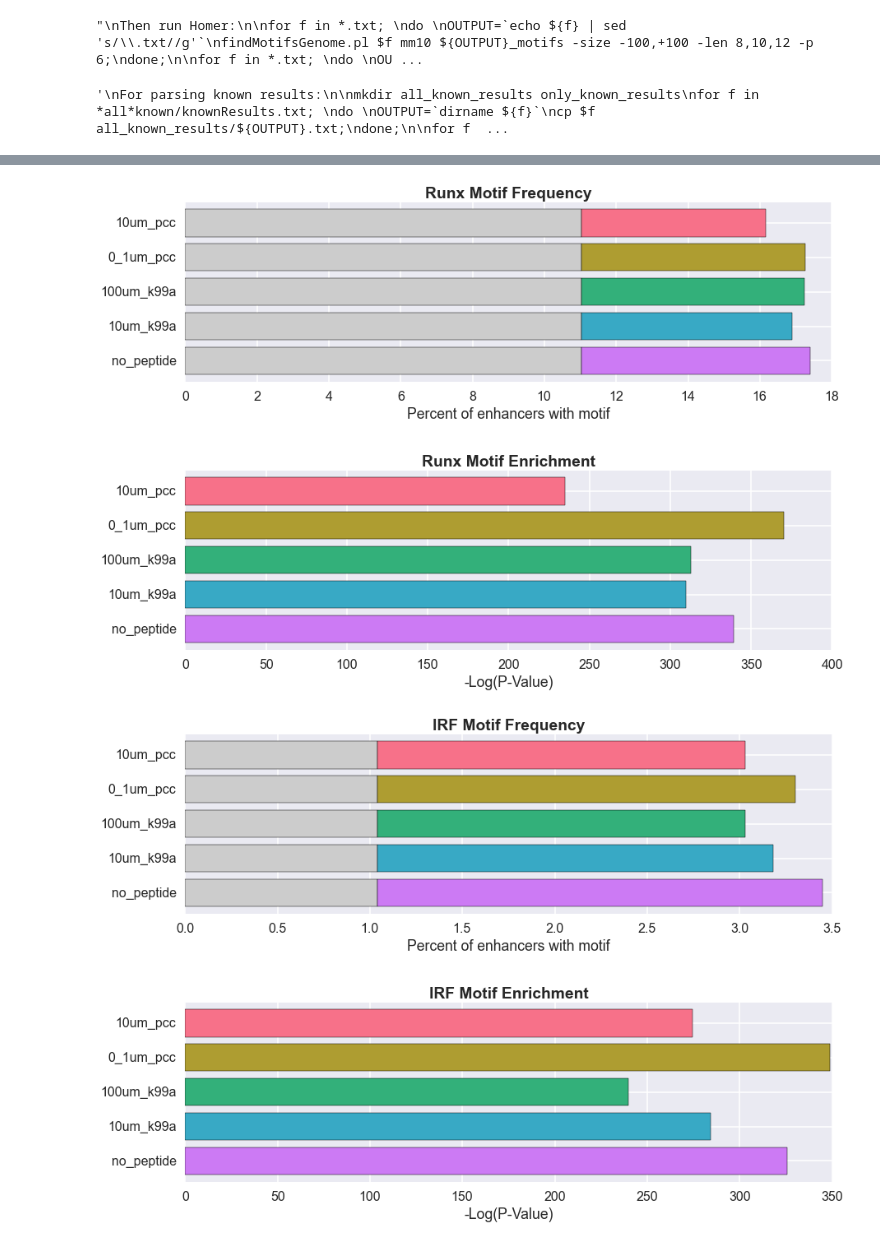
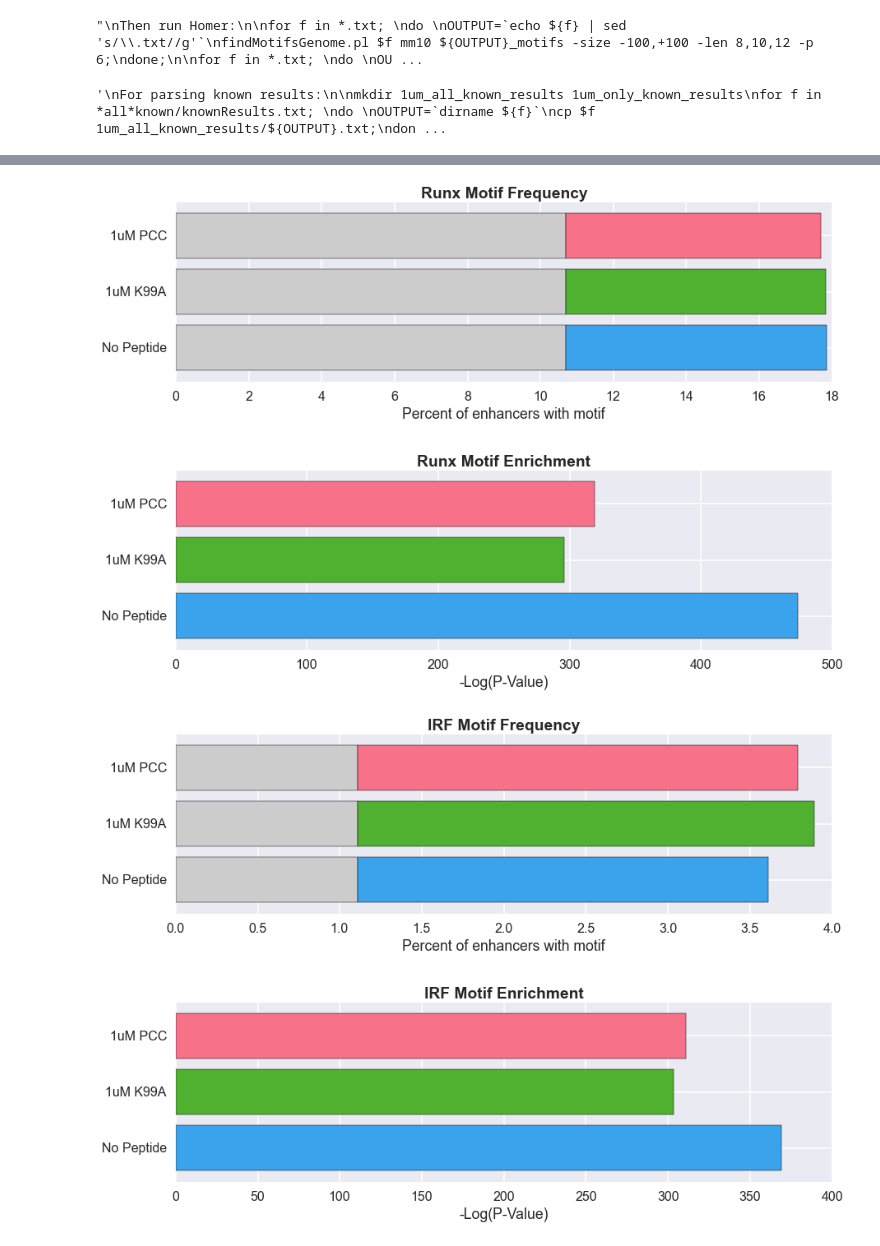
Before and after one commit to karmel/and-tcr-affinity, a Jupyter notebook: andtcr/motifs/enhancers_1uM_me2_and.ipynb, the cells around one changed output, grey strips where cells are left out. Cells and saved outputs as stored; diff of their text form; code cells hidden in the pictures.

```diff
--- a/andtcr/motifs/enhancers_1uM_me2_and.ipynb
+++ b/andtcr/motifs/enhancers_1uM_me2_and.ipynb
@@ -65,21 +65,21 @@ done;
 '''
 For parsing known results:
 
-mkdir all_known_results only_known_results
+mkdir 1um_all_known_results 1um_only_known_results
 for f in *all*known/knownResults.txt;
 do
 OUTPUT=`dirname ${f}`
-cp $f all_known_results/${OUTPUT}.txt;
+cp $f 1um_all_known_results/${OUTPUT}.txt;
 done;
 
 for f in *only*known/knownResults.txt;
 do
 OUTPUT=`dirname ${f}`
-cp $f only_known_results/${OUTPUT}.txt;
+cp $f 1um_only_known_results/${OUTPUT}.txt;
 done;
 '''
 # %% [output]
-'\nFor parsing known results:\n\nmkdir all_known_results only_known_results\nfor f in *all*known/knownResults.txt; \ndo \nOUTPUT=`dirname ${f}`\ncp $f all_known_results/${OUTPUT}.txt;\ndone;\n\nfor f  ...
+'\nFor parsing known results:\n\nmkdir 1um_all_known_results 1um_only_known_results\nfor f in *all*known/knownResults.txt; \ndo \nOUTPUT=`dirname ${f}`\ncp $f 1um_all_known_results/${OUTPUT}.txt;\ndon ...
 # %%
 motifs = ['1-ACAGGAAGTG,BestGuess:ERG(ETS)/VCaP-ERG-ChIP-Seq(GSE14097)/Homer(0.984)',
           'RUNX1(Runt)/Jurkat-RUNX1-ChIP-Seq(GSE29180)/Homer',
@@ -88,6 +88,7 @@ motifs = ['1-ACAGGAAGTG,BestGuess:ERG(ETS)/VCaP-ERG-ChIP-Seq(GSE14097)/Homer(0.9
           'Klf4(Zf)/mES-Klf4-ChIP-Seq(GSE11431)/Homer',
           'NFkB-p65-Rel(RHD)/LPS-exp(GSE23622)/Homer']
 names = ['ETS', 'Runx', 'IRF', 'AP-1', 'KLF', 'NF-kB']
+labels = ['No Peptide', '1uM K99A', '1uM PCC']
 # %%
 
 
@@ -100,7 +101,7 @@ for m in motifs:
     logpvals[m] = []
 
 for peptide in peptides:
-    results = pd.io.parsers.read_csv('data/all_known_results/enhancers_all_{}_known.txt'.format(peptide),
+    results = pd.io.parsers.read_csv('data/1um_all_known_results/enhancers_1um_all_{}_known.txt'.format(peptide),
                     sep='\t',
                     header=0, index_col=0)
     for m in motifs:
@@ -122,18 +123,18 @@ for i, m in enumerate(motifs):
              width, color='#CCCCCC')
     plt.barh(range(0,len(peptides)), freqs[m], width, color=colors, left=bg_base)
     plt.title(names[i] + ' Motif Frequency', fontweight='bold')
-    plt.yticks([x + width/2 for x in range(0,len(peptides))], peptides)
+    plt.yticks([x + width/2 for x in range(0,len(peptides))], labels)
     plt.xlabel('Percent of enhancers with motif')
     plt.ylim([-.2, len(peptides)])
 
     plt.subplot(2,1,2)
     plt.barh(range(0,len(peptides)), logpvals[m], width, color=colors)
     plt.title(names[i] + ' Motif Enrichment', fontweight='bold')
-    plt.yticks([x + width/2 for x in range(0,len(peptides))], peptides)
+    plt.yticks([x + width/2 for x in range(0,len(peptides))], labels)
     plt.xlabel('-Log(P-Value)')
     plt.ylim([-.2, len(peptides)])
 
     plt.tight_layout(h_pad=4)
 
-    plt.savefig('figures/{}_motif_frequency.png'.format(names[i]), bbox_inches='tight')
+    plt.savefig('figures/1um_{}_motif_frequency.png'.format(names[i]), bbox_inches='tight')
 # %% [output]
@@ -141,2 +142,2 @@ for i, m in enumerate(motifs):
-[figure, old version]
+[figure, new version]
-[figure, old version]
+[figure, new version]
```
Also changed, not shown: parts of 2 cells of this notebook, 41 other files.
